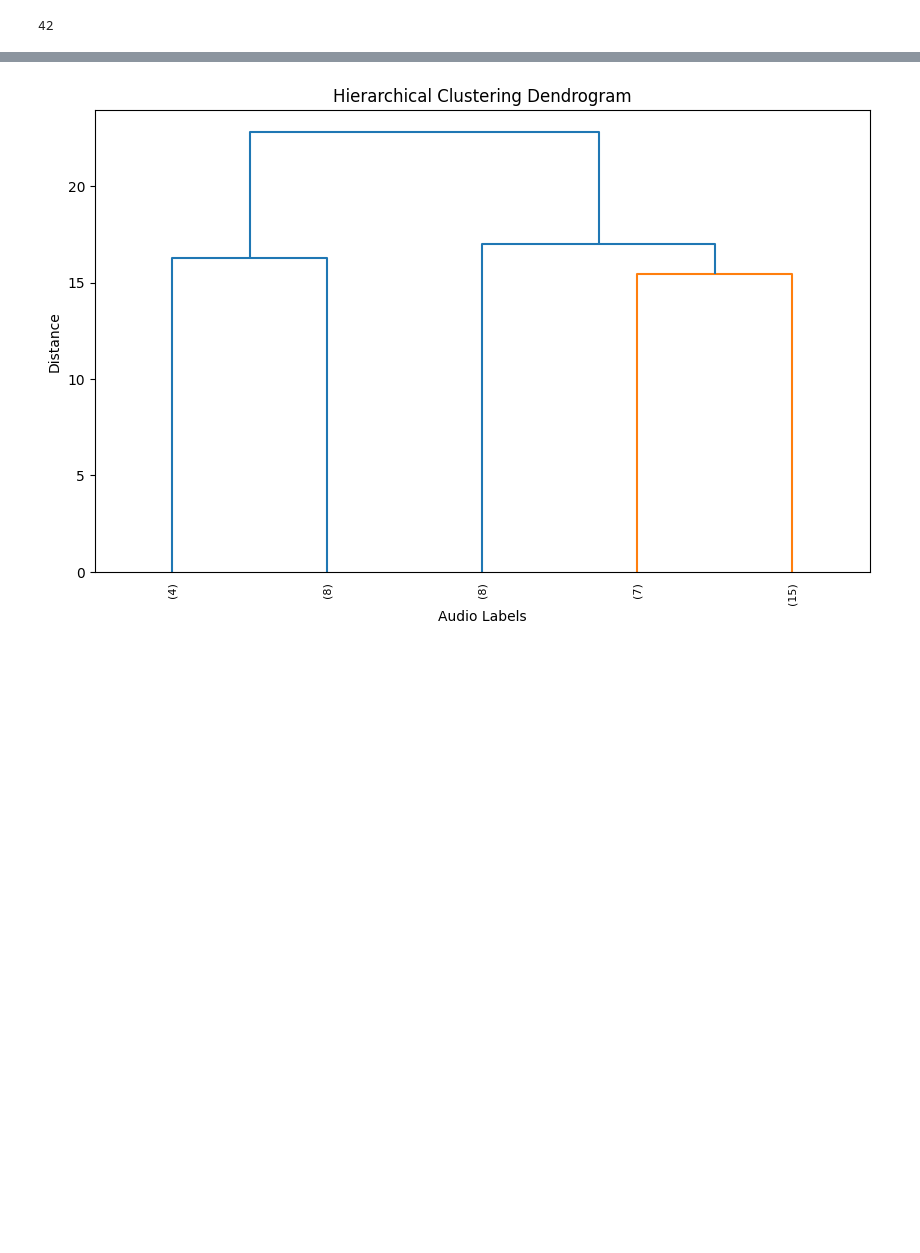
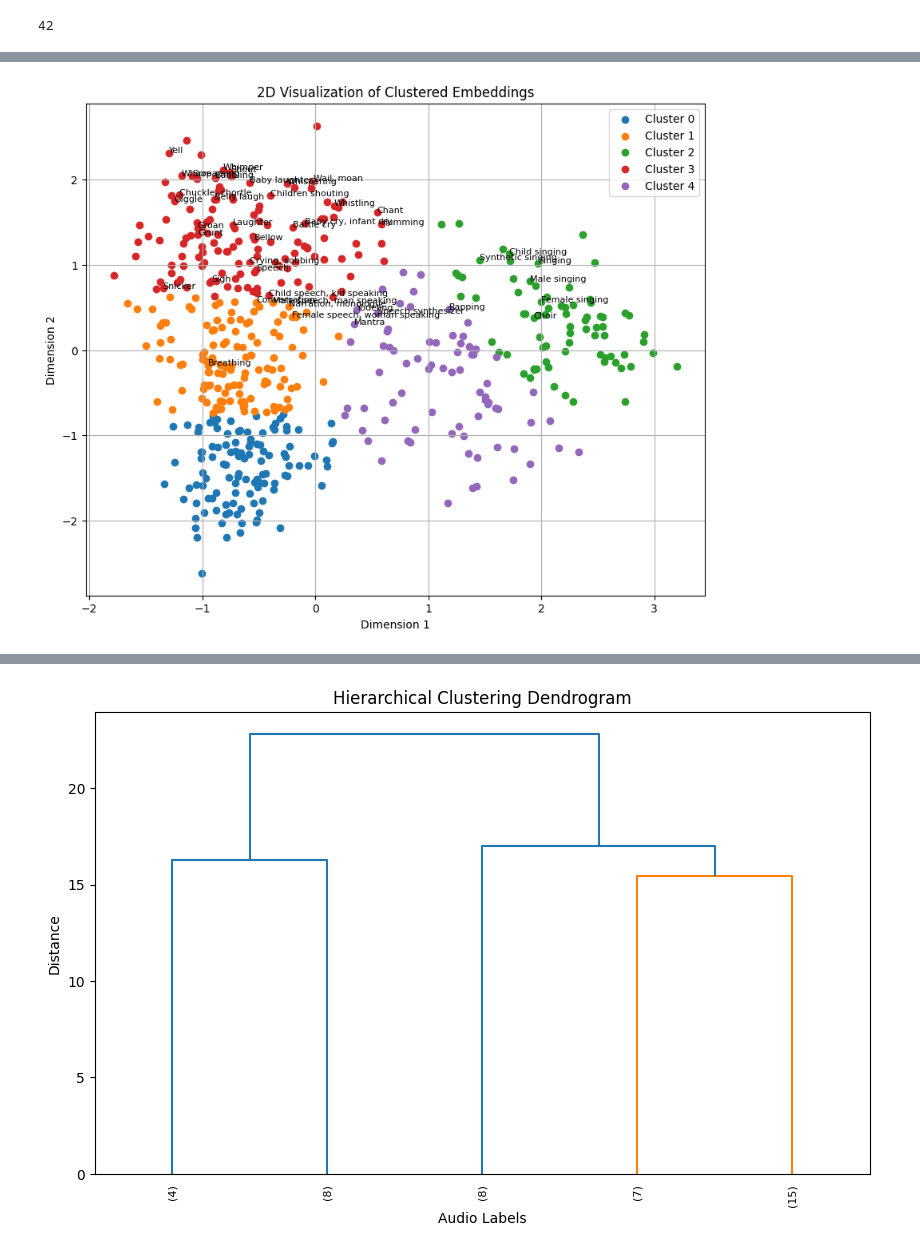
Before and after one commit to darshitttt/ASC_AED_JoinTask, a Jupyter notebook: labels_aggloClusters.ipynb, the cells around one changed output, grey strips where cells are left out. Saved outputs shown, nothing was run; the diff lists cells and outputs as text; code cells hidden in the pictures; blank space fills up the shorter version.

```diff
--- a/labels_aggloClusters.ipynb
+++ b/labels_aggloClusters.ipynb
@@ -153,3 +135,24 @@ plt.show()
+# %%
+optimal_n_clusters = 5
+kmeans = KMeans(n_clusters=optimal_n_clusters)
+cluster_labels = kmeans.fit_predict(embeddings_3d)
+
+# Plot clustered embeddings with label names
+plt.figure(figsize=(10, 8))
+for cluster_label in range(optimal_n_clusters):
+    plt.scatter(embeddings_3d[cluster_labels == cluster_label, 0], embeddings_3d[cluster_labels == cluster_label, 1],
+                label=f'Cluster {cluster_label}')
+    for i in range(42):
+        if cluster_labels[i] == cluster_label:
+            plt.text(embeddings_3d[i, 0], embeddings_3d[i, 1], audioset_labels[i], fontsize=8)
+plt.title('2D Visualization of Clustered Embeddings')
+plt.xlabel('Dimension 1')
+plt.ylabel('Dimension 2')
+plt.legend()
+plt.grid(True)
+plt.show()
+# %% [output]
+[figure, added]
 # %%
 import plotly.figure_factory as ff
 
```
Also changed, not shown: parts of 6 cells of this notebook, 1 other file.
